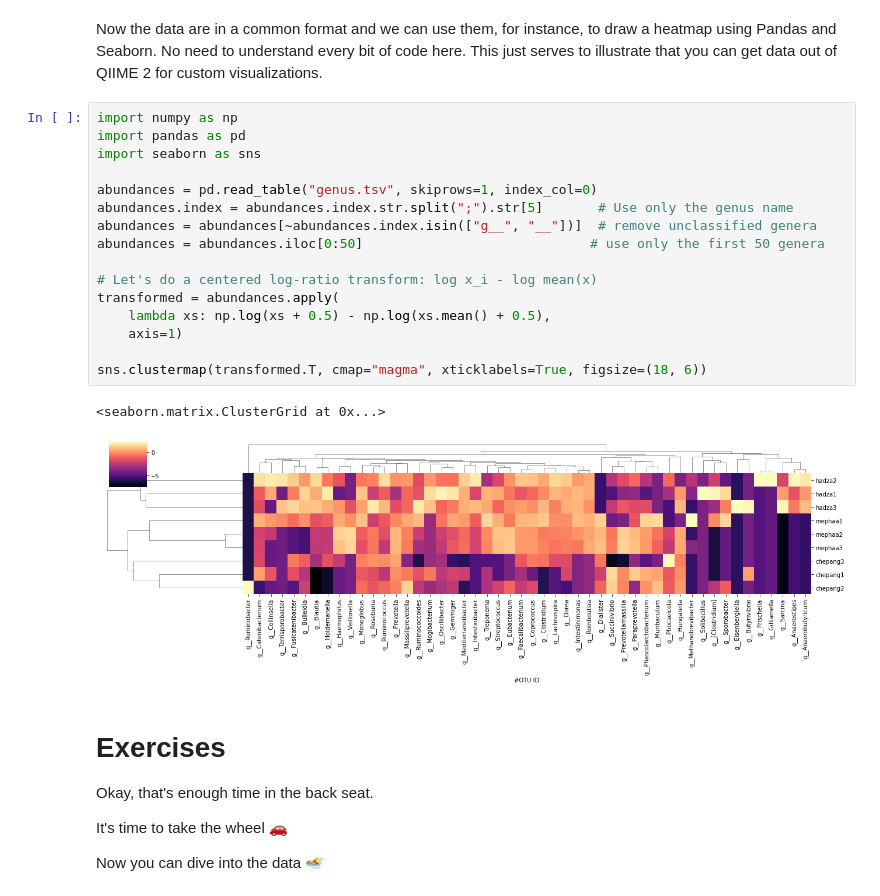
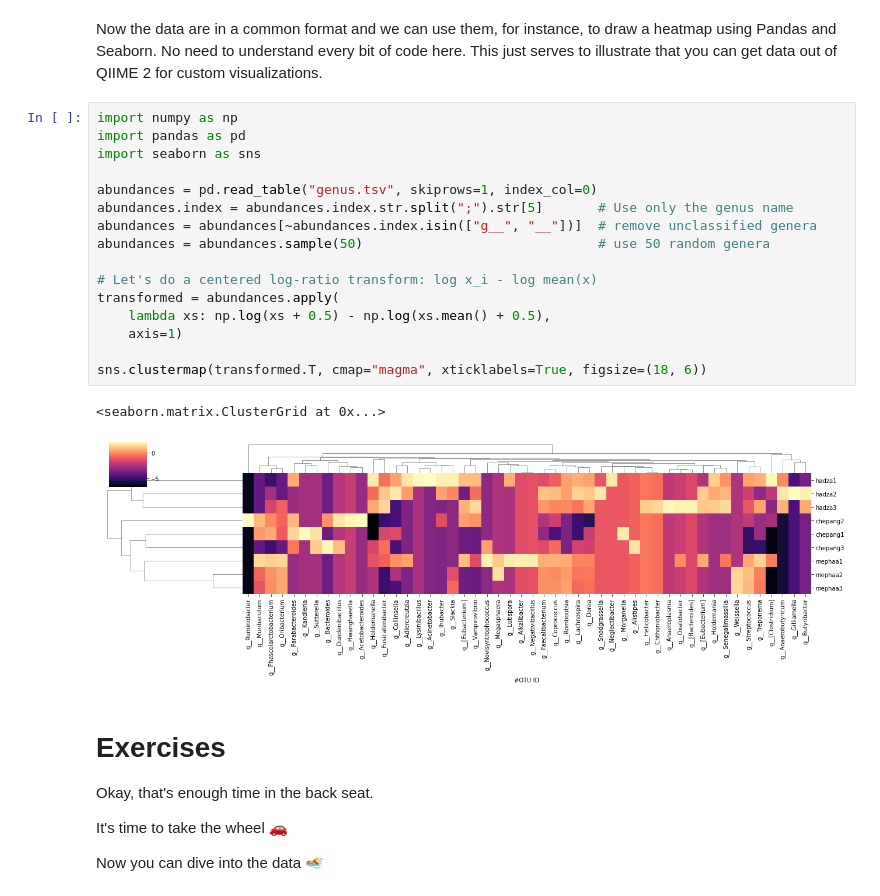
Before and after one commit to Gibbons-Lab/isb_course_2022, a Jupyter notebook: 16S_2022.ipynb, the cells around one changed output. Cells and saved outputs as stored; diff of their text form.

```diff
--- a/16S_2022.ipynb
+++ b/16S_2022.ipynb
@@ -307,22 +342,22 @@ Now the data are in a common format and we can use them, for instance, to draw a
 # %%
 import numpy as np
 import pandas as pd
 import seaborn as sns
 
 abundances = pd.read_table("genus.tsv", skiprows=1, index_col=0)
 abundances.index = abundances.index.str.split(";").str[5]       # Use only the genus name
 abundances = abundances[~abundances.index.isin(["g__", "__"])]  # remove unclassified genera
-abundances = abundances.iloc[0:50]                             # use only the first 50 genera
+abundances = abundances.sample(50)                              # use 50 random genera
 
 # Let's do a centered log-ratio transform: log x_i - log mean(x)
 transformed = abundances.apply(
     lambda xs: np.log(xs + 0.5) - np.log(xs.mean() + 0.5),
     axis=1)
 
 sns.clustermap(transformed.T, cmap="magma", xticklabels=True, figsize=(18, 6))
 # %% [output]
 <seaborn.matrix.ClusterGrid at 0x...>
-[figure, old version]
+[figure, new version]
 # %% [markdown]
 # Exercises
 
```
Also changed, not shown: parts of 18 cells of this notebook.
